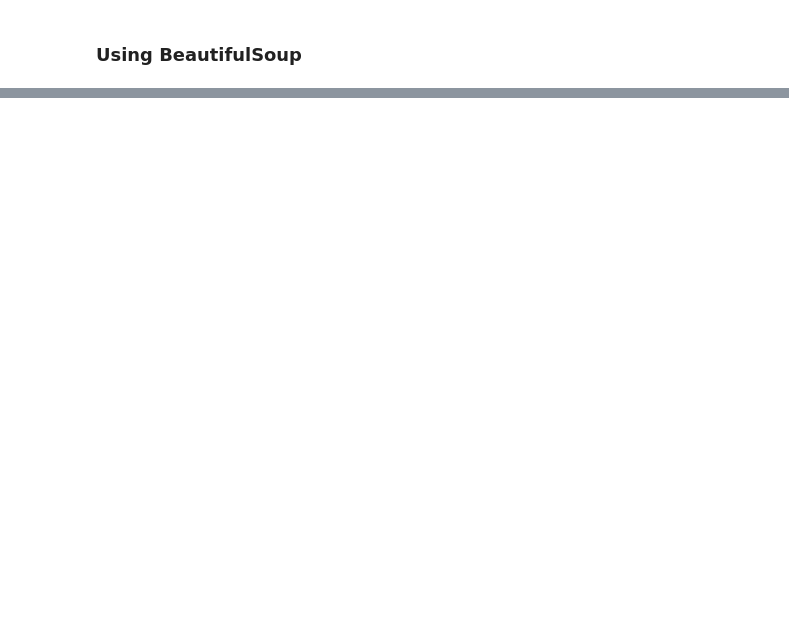
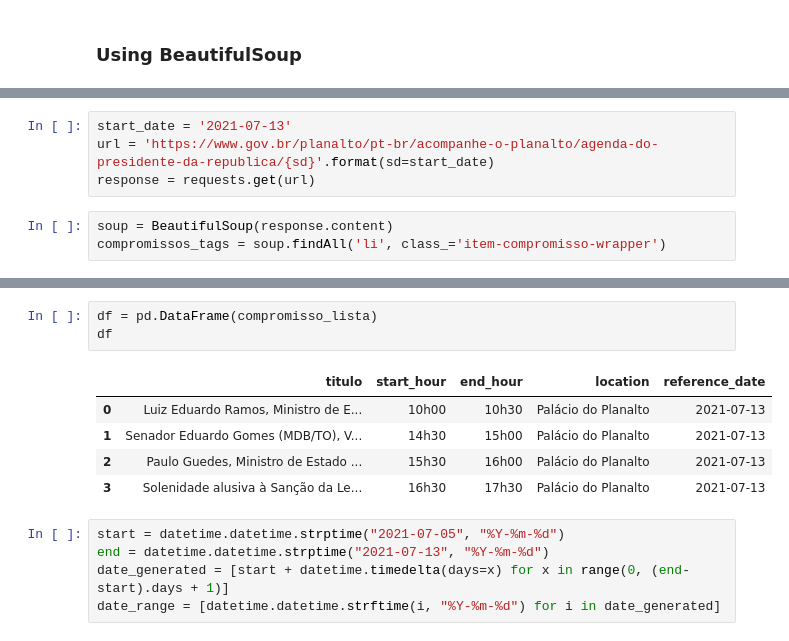
Before and after one commit to Andresigora/agenda-oficial-presidencia, a Jupyter notebook: scraper.ipynb, the cells around one changed output, grey strips where cells are left out. Cells and saved outputs as stored; diff of their text form; blank space fills up the shorter version.

```diff
--- a/scraper.ipynb
+++ b/scraper.ipynb
@@ -36,0 +38,7 @@ soup = BeautifulSoup()
+# %%
+start_date = '2021-07-13'
+url = 'https://www.gov.br/planalto/pt-br/acompanhe-o-planalto/agenda-do-presidente-da-republica/{sd}'.format(sd=start_date)
+response = requests.get(url)
+# %%
+soup = BeautifulSoup(response.content)
+compromissos_tags = soup.findAll('li', class_='item-compromisso-wrapper')
@@ -36,0 +79,14 @@ soup = BeautifulSoup()
+# %%
+df = pd.DataFrame(compromisso_lista)
+df
+# %% [output]
+|  | titulo | start_hour | end_hour | location | reference_date |
+| 0 | Luiz Eduardo Ramos, Ministro de E... | 10h00 | 10h30 | Palácio do Planalto | 2021-07-13 |
+| 1 | Senador Eduardo Gomes (MDB/TO), V... | 14h30 | 15h00 | Palácio do Planalto | 2021-07-13 |
+| 2 | Paulo Guedes, Ministro de Estado ... | 15h30 | 16h00 | Palácio do Planalto | 2021-07-13 |
+| 3 | Solenidade alusiva à Sanção da Le... | 16h30 | 17h30 | Palácio do Planalto | 2021-07-13 |
+# %%
+start = datetime.datetime.strptime("2021-07-05", "%Y-%m-%d")
+end = datetime.datetime.strptime("2021-07-13", "%Y-%m-%d")
+date_generated = [start + datetime.timedelta(days=x) for x in range(0, (end-start).days + 1)]
+date_range = [datetime.datetime.strftime(i, "%Y-%m-%d") for i in date_generated]
```
Also changed, not shown: parts of 7 cells of this notebook.
